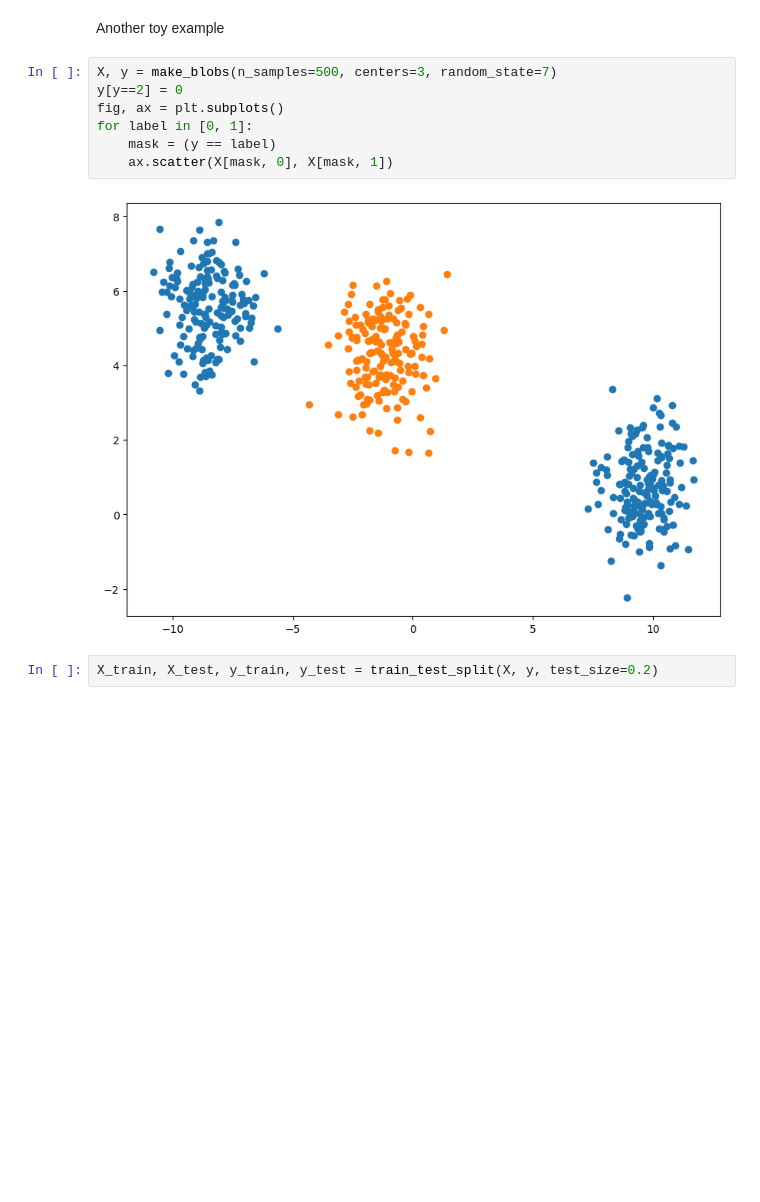
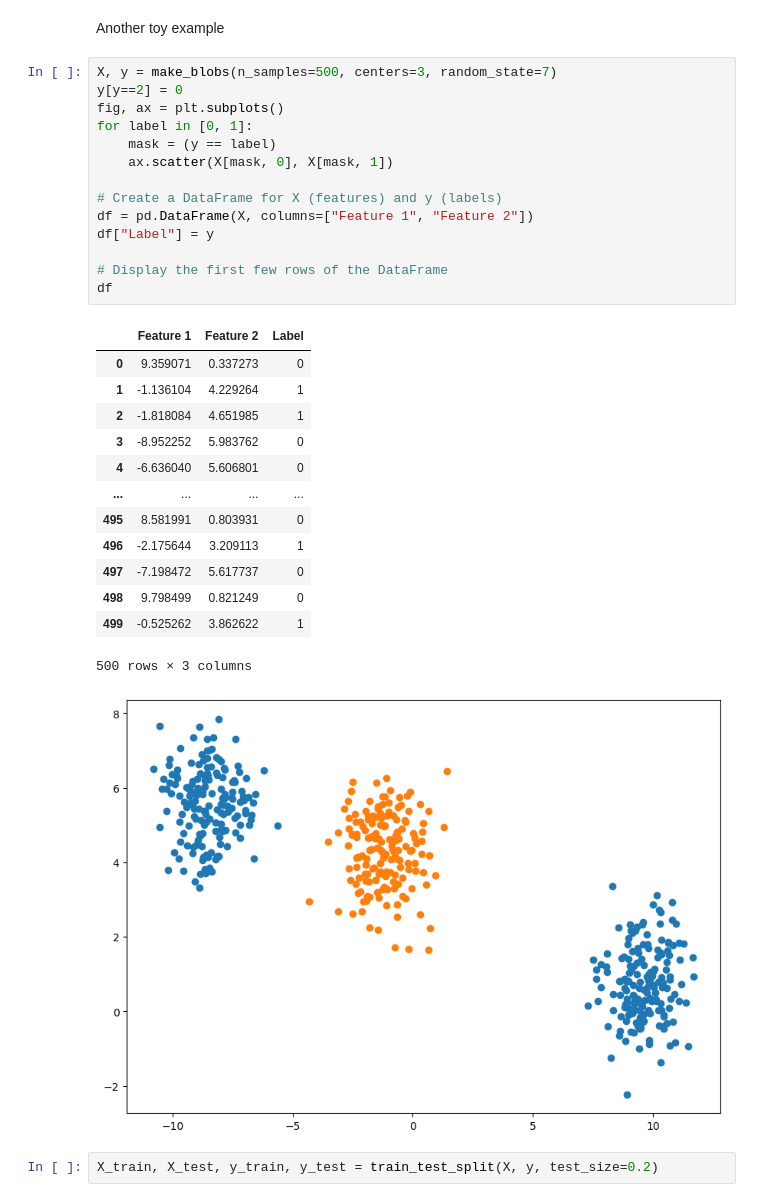
Before and after one commit to Youssra1999/ML_Projects, a Jupyter notebook: ML_Tutorials.ipynb, the cells around one changed output. Cells and saved outputs as stored; diff of their text form; blank space fills up the shorter version.

```diff
--- a/ML_Tutorials.ipynb
+++ b/ML_Tutorials.ipynb
@@ -272,11 +272,31 @@ Another toy example
 # %%
 X, y = make_blobs(n_samples=500, centers=3, random_state=7)
 y[y==2] = 0
 fig, ax = plt.subplots()
 for label in [0, 1]:
     mask = (y == label)
     ax.scatter(X[mask, 0], X[mask, 1])
+
+# Create a DataFrame for X (features) and y (labels)
+df = pd.DataFrame(X, columns=["Feature 1", "Feature 2"])
+df["Label"] = y
+
+# Display the first few rows of the DataFrame
+df
 # %% [output]
+|  | Feature 1 | Feature 2 | Label |
+| 0 | 9.359071 | 0.337273 | 0 |
+| 1 | -1.136104 | 4.229264 | 1 |
+| 2 | -1.818084 | 4.651985 | 1 |
+| 3 | -8.952252 | 5.983762 | 0 |
+| 4 | -6.636040 | 5.606801 | 0 |
+| ... | ... | ... | ... |
+| 495 | 8.581991 | 0.803931 | 0 |
+| 496 | -2.175644 | 3.209113 | 1 |
+| 497 | -7.198472 | 5.617737 | 0 |
+| 498 | 9.798499 | 0.821249 | 0 |
+| 499 | -0.525262 | 3.862622 | 1 |
+500 rows × 3 columns
 [figure]
 # %%
 X_train, X_test, y_train, y_test = train_test_split(X, y, test_size=0.2)
```
Also changed, not shown: parts of 4 cells of this notebook.
